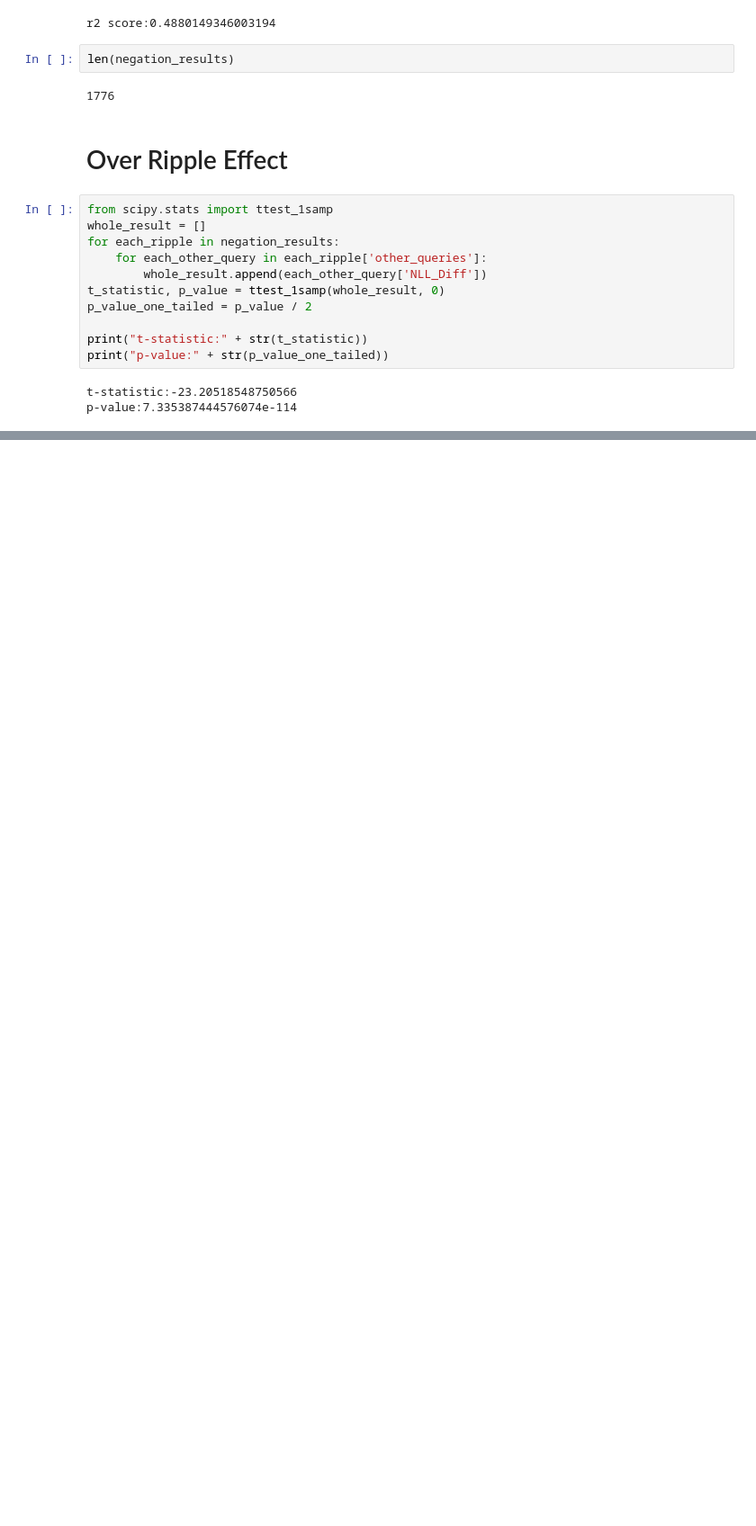
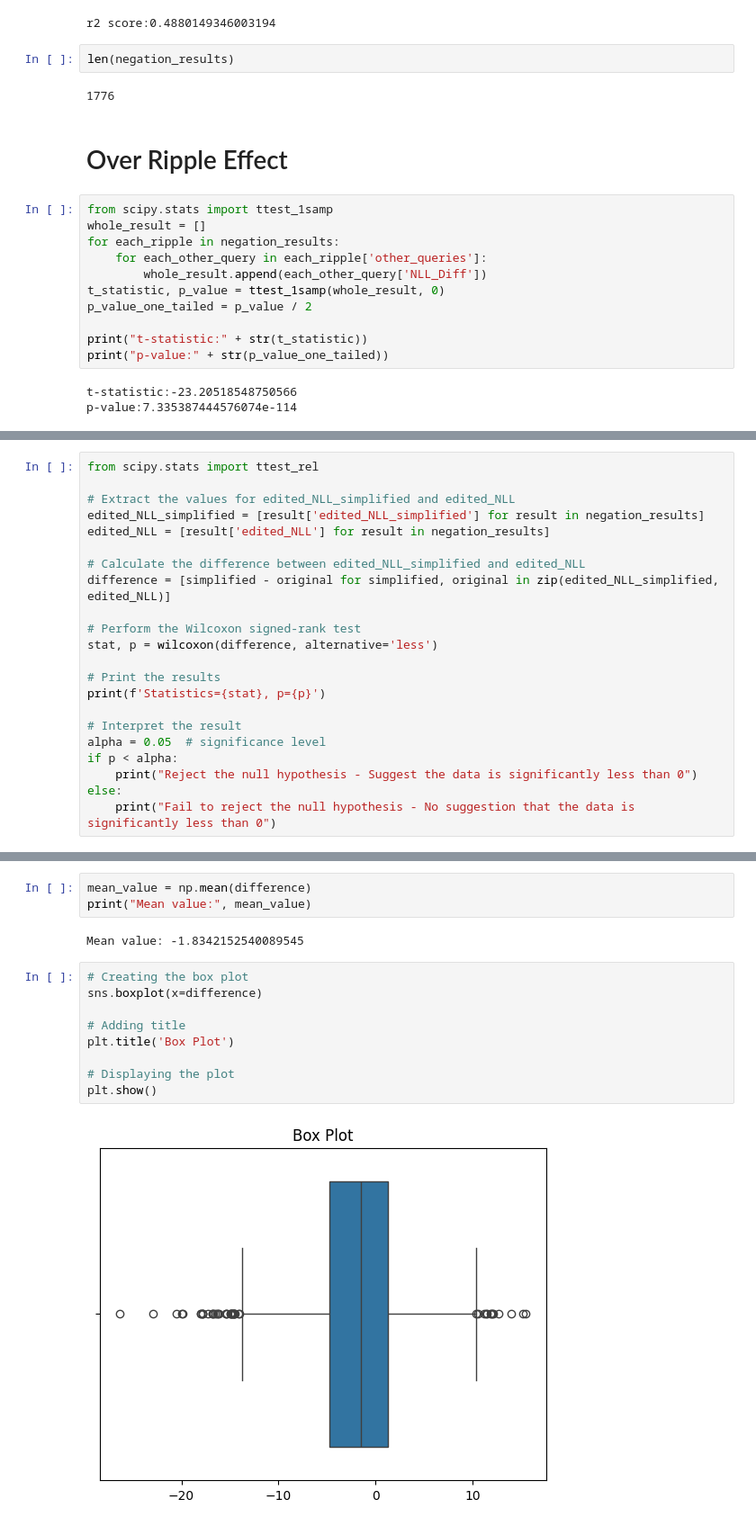
Before and after one commit to JiaxinQin0814/Ripple_Effect_Analysis, a Jupyter notebook: factors_experiments/factors.ipynb, the cells around one changed output, grey strips where cells are left out. Shown at 90% size. Cells and saved outputs as stored; diff of their text form; blank space fills up the shorter version.

```diff
--- a/factors_experiments/factors.ipynb
+++ b/factors_experiments/factors.ipynb
@@ -440,0 +469,22 @@ plt.show()
+# %%
+from scipy.stats import ttest_rel
+
+# Extract the values for edited_NLL_simplified and edited_NLL
+edited_NLL_simplified = [result['edited_NLL_simplified'] for result in negation_results]
+edited_NLL = [result['edited_NLL'] for result in negation_results]
+
+# Calculate the difference between edited_NLL_simplified and edited_NLL
+difference = [simplified - original for simplified, original in zip(edited_NLL_simplified, edited_NLL)]
+
+# Perform the Wilcoxon signed-rank test
+stat, p = wilcoxon(difference, alternative='less')
+
+# Print the results
+print(f'Statistics={stat}, p={p}')
+
+# Interpret the result
+alpha = 0.05  # significance level
+if p < alpha:
+    print("Reject the null hypothesis - Suggest the data is significantly less than 0")
+else:
+    print("Fail to reject the null hypothesis - No suggestion that the data is significantly less than 0")
@@ -440,0 +500,16 @@ plt.show()
+# %%
+mean_value = np.mean(difference)
+print("Mean value:", mean_value)
+# %% [output]
+Mean value: -1.8342152540089545
+# %%
+# Creating the box plot
+sns.boxplot(x=difference)
+
+# Adding title
+plt.title('Box Plot')
+
+# Displaying the plot
+plt.show()
+# %% [output]
+[figure, added]
```
Also changed, not shown: parts of 11 cells of this notebook, 3 other files.
